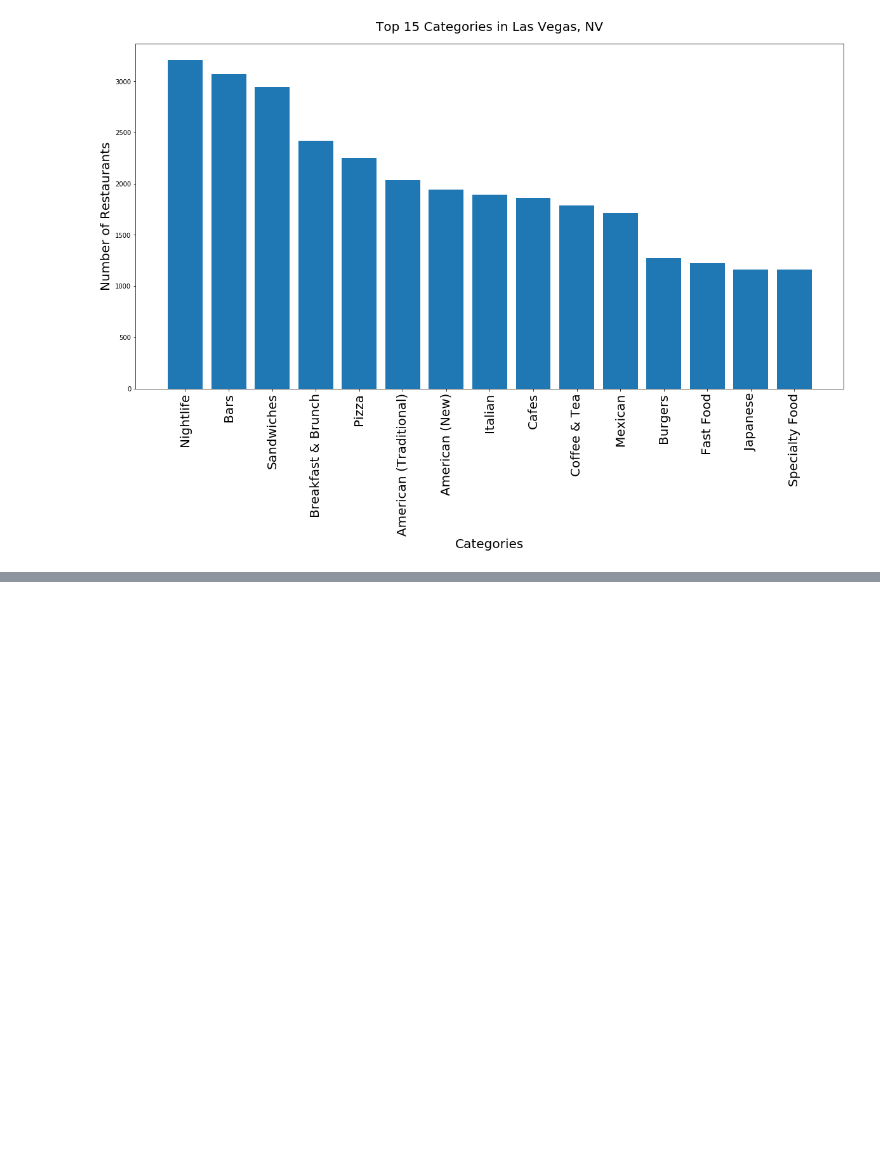
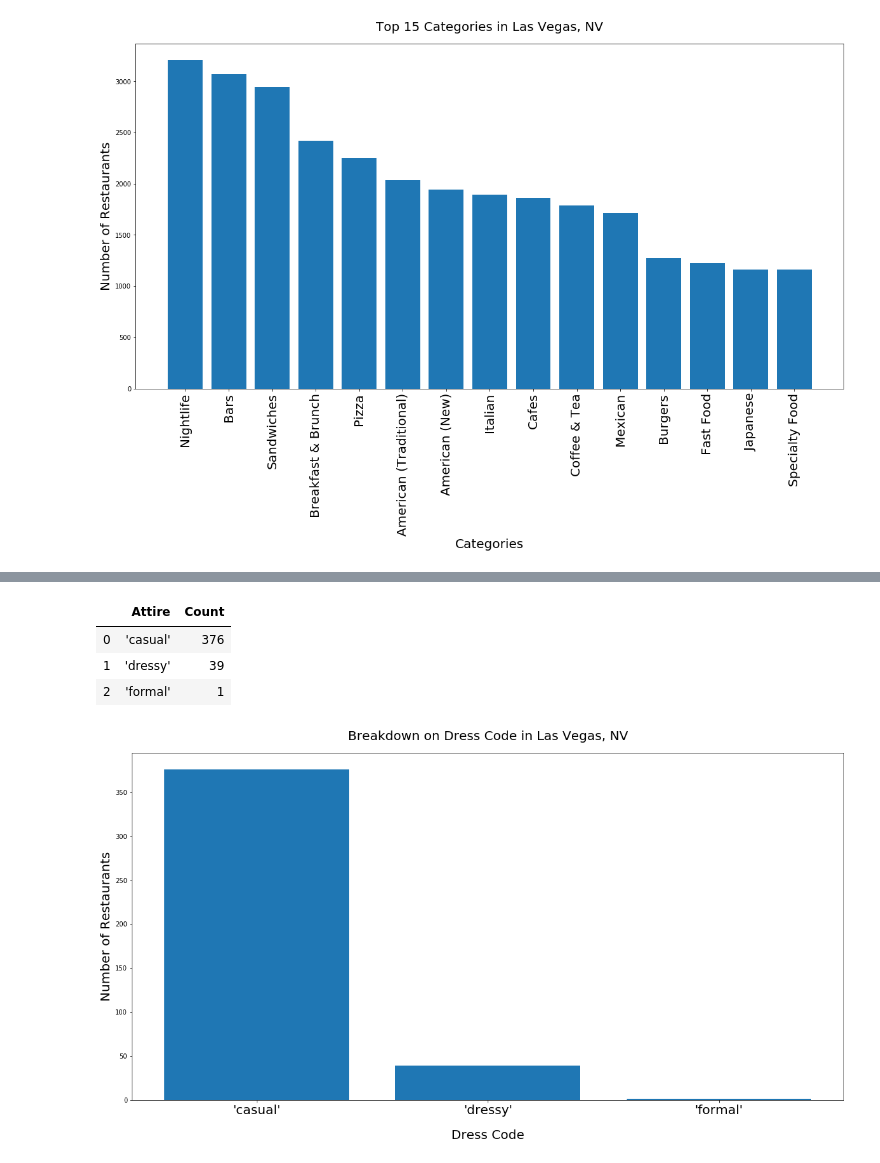
Before and after one commit to yueweng/restaurant-reviews, a Jupyter notebook: project.ipynb, the cells around one changed output, grey strips where cells are left out. Drawn from its saved outputs; the diff is of its cells as text; code cells hidden in the pictures; blank space fills up the shorter version.

```diff
--- a/project.ipynb
+++ b/project.ipynb
@@ -1292,0 +1358,3 @@ plt.savefig('images/categories_las_vegas.png', bbox_inches = "tight")
+# %%
+italian_attr = italianlv_df['attributes'].apply(pd.Series)
+italian_attr
@@ -1292,0 +1375,3 @@ plt.savefig('images/categories_las_vegas.png', bbox_inches = "tight")
+# %%
+italian_attr = italian_attr.drop(columns=['DogsAllowed', 'WheelchairAccessible', 'BestNights','HappyHour', 'CoatCheck', 'Smoking', 'ByAppointmentOnly', 'DriveThru', 'AgesAllowed'])
+italian_attr
@@ -1292,0 +1392,3 @@ plt.savefig('images/categories_las_vegas.png', bbox_inches = "tight")
+# %%
+italian_attr_df = pd.concat([italianlv_df, italian_attr], axis=1).drop('attributes', axis=1)
+italian_attr_df
@@ -1292,0 +1409,24 @@ plt.savefig('images/categories_las_vegas.png', bbox_inches = "tight")
+# %%
+italian_attr_df['RestaurantsAttire'] = italian_attr_df['RestaurantsAttire'].apply(lambda x: str(x).replace("u'", "'"))
+italian_attire_df = italian_attr_df.groupby('RestaurantsAttire').count()['name']
+italian_attire_df = pd.DataFrame(list(italian_attire_df.items()), columns=['Attire', 'Count'])
+italian_attire_df = italian_attire_df[:-1]
+italian_attire_df
+# %% [output]
+|  | Attire | Count |
+| 0 | 'casual' | 376 |
+| 1 | 'dressy' | 39 |
+| 2 | 'formal' | 1 |
+# %%
+fig, ax = plt.subplots(figsize=[20, 10])
+
+ax.bar(italian_attire_df['Attire'], italian_attire_df['Count'])
+
+ax.set_title('Breakdown on Dress Code in Las Vegas, NV', fontsize=20, pad=20)
+ax.set_xlabel('Dress Code', fontsize=20, labelpad=20)
+ax.set_ylabel('Number of Restaurants', fontsize=20)
+ax.set_xticklabels(italian_attire_df['Attire'], fontsize=20)
+
+plt.savefig('images/dress_code_las_vegas.png', bbox_inches = "tight")
+# %% [output]
+[figure, added]
```
Also changed, not shown: parts of 8 cells of this notebook, 4 other files.
